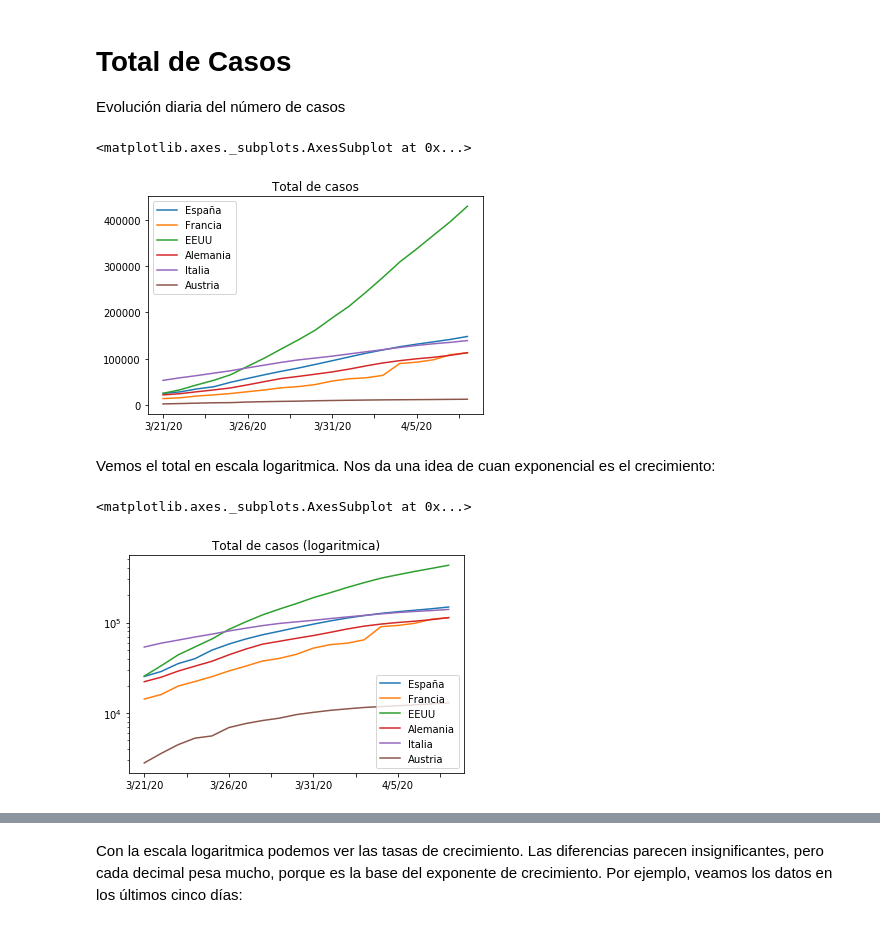
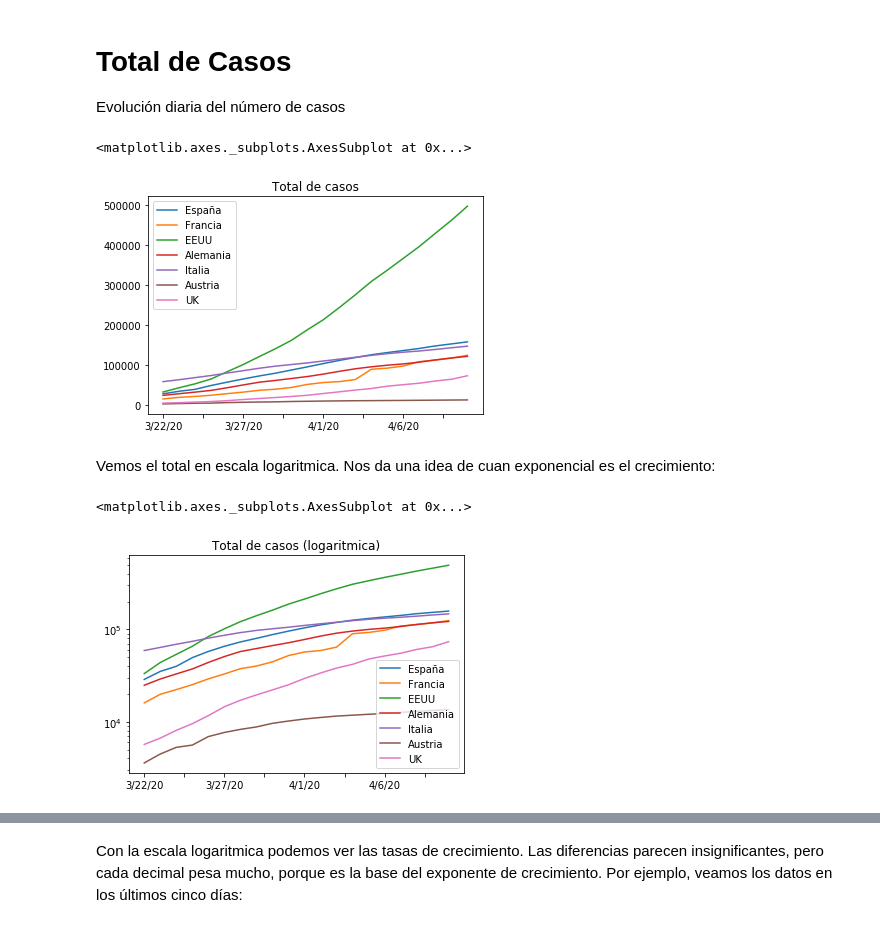
Before and after one commit to eugeniogarcia/python, a Jupyter notebook: AI notebooks/Datasets/Covid-19.ipynb, the cells around one changed output, grey strips where cells are left out. Cells and saved outputs as stored; diff of their text form; code cells hidden in the pictures.

```diff
--- a/AI notebooks/Datasets/Covid-19.ipynb
+++ b/AI notebooks/Datasets/Covid-19.ipynb
@@ -94,8 +94,9 @@ aut=casos[casos['Country/Region']=='Austria'].loc[:,'1/22/20':].T
 ger=casos[casos['Country/Region']=='Germany'].loc[:,'1/22/20':].T
 usa=casos[casos['Country/Region']=='US'].loc[:,'1/22/20':].T
 fra=casos[(casos['Country/Region']=='France') & (pd.isnull(casos['Province/State']))].loc[:,'1/22/20':].T
+uk=casos[(casos['Country/Region']=='United Kingdom') & (pd.isnull(casos['Province/State']))].loc[:,'1/22/20':].T
 # %%
-total_casos = pd.DataFrame({'España':esp[esp.columns[0]],'Francia':fra[fra.columns[0]],'EEUU':usa[usa.columns[0]],'Alemania':ger[ger.columns[0]],'Italia':ita[ita.columns[0]],'Austria':aut[aut.columns[0]],})
+total_casos = pd.DataFrame({'España':esp[esp.columns[0]],'Francia':fra[fra.columns[0]],'EEUU':usa[usa.columns[0]],'Alemania':ger[ger.columns[0]],'Italia':ita[ita.columns[0]],'Austria':aut[aut.columns[0]],'UK':uk[uk.columns[0]],})
 # %%
 total_casos.tail()
 # %% [output]
@@ -148,15 +151,15 @@ total_curados.tail()
 
 Evolución diaria del número de casos
 # %%
-total_casos[-20:-1].plot(title="Total de casos")
+total_casos[-20:].plot(title="Total de casos")
 # %% [output]
 <matplotlib.axes._subplots.AxesSubplot at 0x...>
-[figure, old version]
+[figure, new version]
 # %% [markdown]
 Vemos el total en escala logaritmica. Nos da una idea de cuan exponencial es el crecimiento:
 # %%
-total_casos[-20:-1].plot(title="Total de casos (logaritmica)", logy=True)
+total_casos[-20:].plot(title="Total de casos (logaritmica)", logy=True)
 # %% [output]
 <matplotlib.axes._subplots.AxesSubplot at 0x...>
-[figure, old version]
+[figure, new version]
 # %%
```
Also changed, not shown: parts of 26 cells of this notebook, 2 other files.
